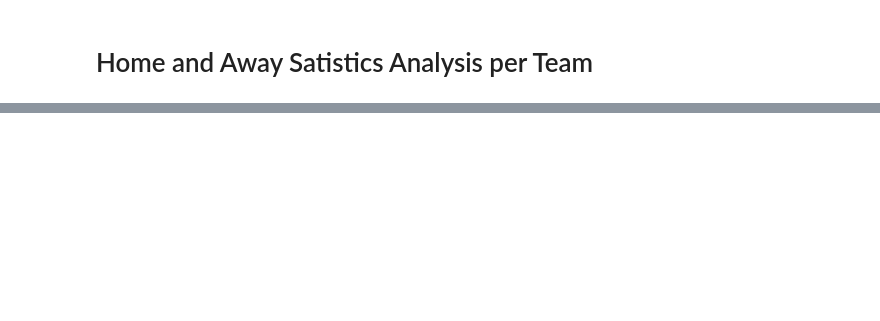
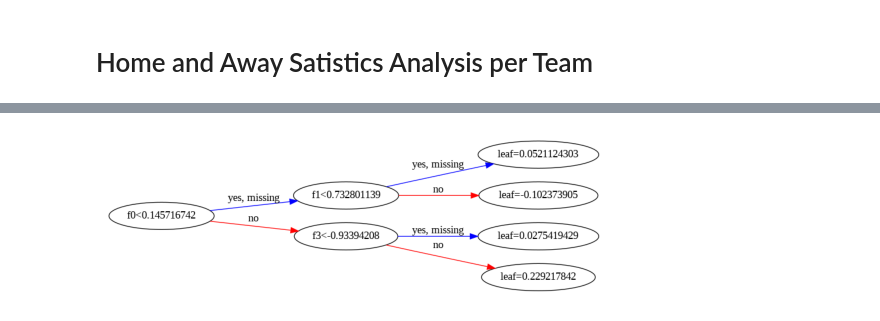
Before and after one commit to Sunan2002/Premier-Leauge-Prediction-Model, a Jupyter notebook: XGBClassifier.ipynb, the cells around one changed output, grey strips where cells are left out. Cells and saved outputs as stored; diff of their text form; code cells hidden in the pictures; blank space fills up the shorter version.

```diff
--- a/XGBClassifier.ipynb
+++ b/XGBClassifier.ipynb
@@ -746,0 +179,25 @@ dict = {}
+# %%
+matchup_col = ['HomeTeam', 'AwayTeam']
+matchups = fixtures[matchup_col]
+matchups = matchups.merge(team['FTHG_x'], left_on='HomeTeam', right_index=True, how='left')
+matchups = matchups.merge(team['FTAG_x'], left_on='AwayTeam', right_index=True, how='left')
+matchups = matchups.merge(team['FTAG_y'], left_on='HomeTeam', right_index=True, how='left')
+matchups = matchups.merge(team['FTHG_y'], left_on='AwayTeam', right_index=True, how='left')
+matchups = matchups.merge(team['HTHG_x'], left_on='HomeTeam', right_index=True, how='left')
+matchups = matchups.merge(team['HTAG_x'], left_on='AwayTeam', right_index=True, how='left')
+matchups = matchups.merge(team['HTAG_y'], left_on='HomeTeam', right_index=True, how='left')
+matchups = matchups.merge(team['HTHG_y'], left_on='AwayTeam', right_index=True, how='left')
+matchups = matchups.merge(team['HS'], left_on='HomeTeam', right_index=True, how='left')
+matchups = matchups.merge(team['AS'], left_on='AwayTeam', right_index=True, how='left')
+matchups = matchups.merge(team['HST'], left_on='HomeTeam', right_index=True, how='left')
+matchups = matchups.merge(team['AST'], left_on='AwayTeam', right_index=True, how='left')
+matchups = matchups.merge(team['HF'], left_on='HomeTeam', right_index=True, how='left')
+matchups = matchups.merge(team['AF'], left_on='AwayTeam', right_index=True, how='left')
+matchups = matchups.merge(team['HC'], left_on='HomeTeam', right_index=True, how='left')
+matchups = matchups.merge(team['AC'], left_on='AwayTeam', right_index=True, how='left')
+matchups = matchups.merge(team['HY'], left_on='HomeTeam', right_index=True, how='left')
+matchups = matchups.merge(team['AY'], left_on='AwayTeam', right_index=True, how='left')
+matchups = matchups.merge(team['HR'], left_on='HomeTeam', right_index=True, how='left')
+matchups = matchups.merge(team['AR'], left_on='AwayTeam', right_index=True, how='left')
+matchups['FTR'] = fixtures['FTR']
+matchups
@@ -746,0 +218,4 @@ dict = {}
+# %%
+X = matchups.drop(['HomeTeam','AwayTeam','FTR'], axis=1)
+y = matchups["FTR"].values
+X.head()
@@ -746,0 +235,4 @@ dict = {}
+# %%
+from sklearn.preprocessing import StandardScaler
+X = StandardScaler().fit(X).transform(X.astype(float))
+X
@@ -746,0 +266,4 @@ dict = {}
+# %%
+X_train, X_test, y_train, y_test = train_test_split(X, y, test_size=0.2, random_state=2)
+xgb = XGBClassifier(max_depth=2, n_estimators=100)
+xgb.fit(X_train,y_train)
@@ -746,0 +282,6 @@ dict = {}
+# %%
+from xgboost import plot_tree
+plot_tree(xgb, num_trees=0, rankdir='LR')
+plt.show()
+# %% [output]
+[figure, added]
```
Also changed, not shown: parts of 93 cells of this notebook.
